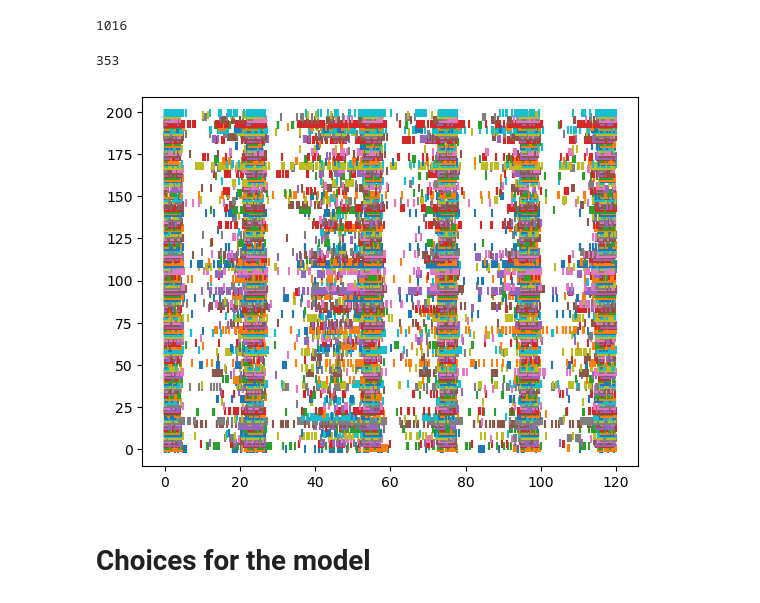
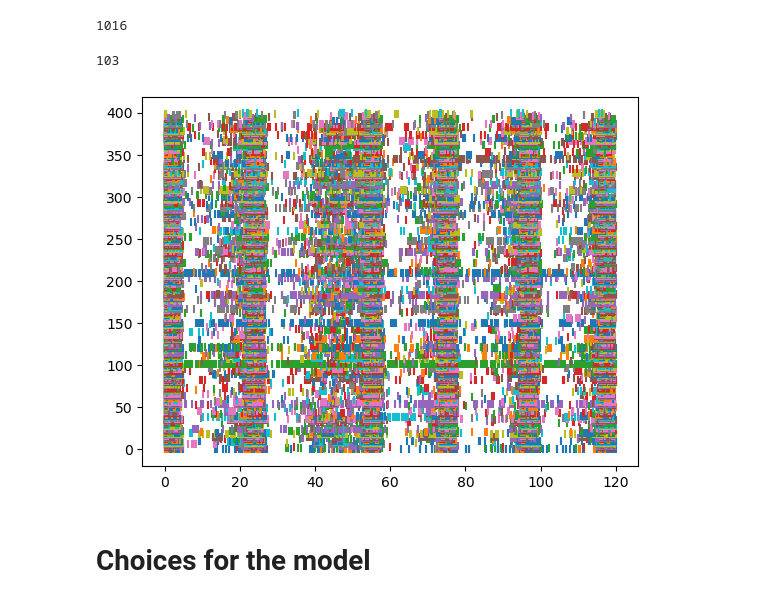
Before and after one commit to osflo/gp-sde, a Jupyter notebook: demos/Spike_Neuron_onData_modelcreation.ipynb, the cells around one changed output. Cells and saved outputs as stored; diff of their text form; code cells hidden in the pictures.

```diff
--- a/demos/Spike_Neuron_onData_modelcreation.ipynb
+++ b/demos/Spike_Neuron_onData_modelcreation.ipynb
@@ -51,32 +51,32 @@ Yspike=[Yspike]
 1016
 # %%
 #Reduce the dataset (only one trial)
-N=200
+N=400
 timemax=120
 
 #Yspike=Yspike[0][:N] #keep only n first neuron
 
 #seeds
 torch.manual_seed(24)
 np.random.seed(11) #C,d (very bad seed : 26,20)
-random.seed(27) #neuron choice
+random.seed(25) #neuron choice
 
 #keep n most actives
 Yspike=Yspike[0]
-Yspike=sorted(Yspike,key=lambda x:x.shape[0],reverse=True)[:3*N]
+Yspike=sorted(Yspike,key=lambda x:x.shape[0],reverse=True)[:2*N]
 print(Yspike[-1].shape[0])
 random.shuffle(Yspike) #There is a problem when just the N first are taken (not semidefinite positive qsigma)
 Yspike=Yspike[:N]
 
 for i in range(N):  #reduce the time
     Yspike[i]=Yspike[i][Yspike[i]<=timemax]
     plt.scatter(Yspike[i],i*np.ones(Yspike[i].shape[0]),marker='|')
 plt.show()
 Yspike=[Yspike]
 trLen=np.array([timemax]) #Tmax must be an array to have one for each trial
 # %% [output]
-353
+103
-[figure, old version]
+[figure, new version]
 # %% [markdown]
 # Choices for the model
 # %%
```
Also changed, not shown: parts of 2 cells of this notebook, 1 other file.
